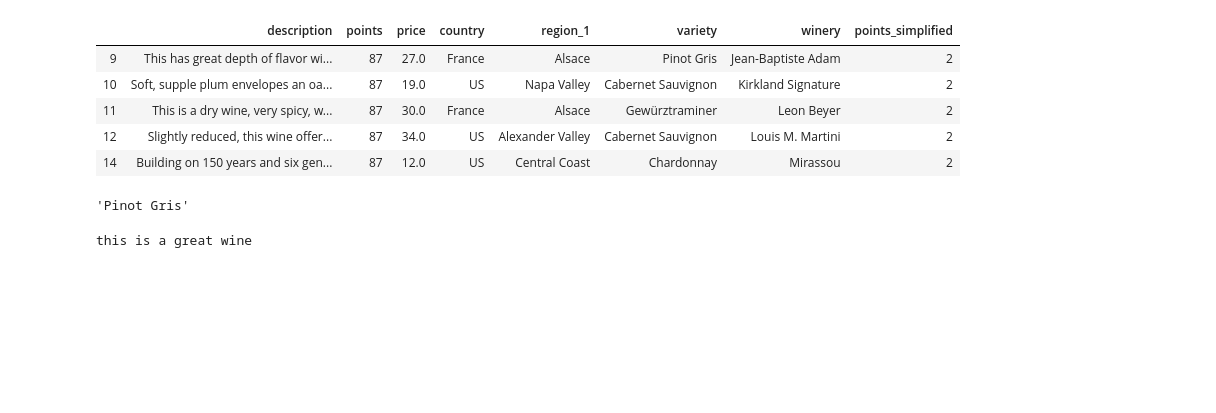
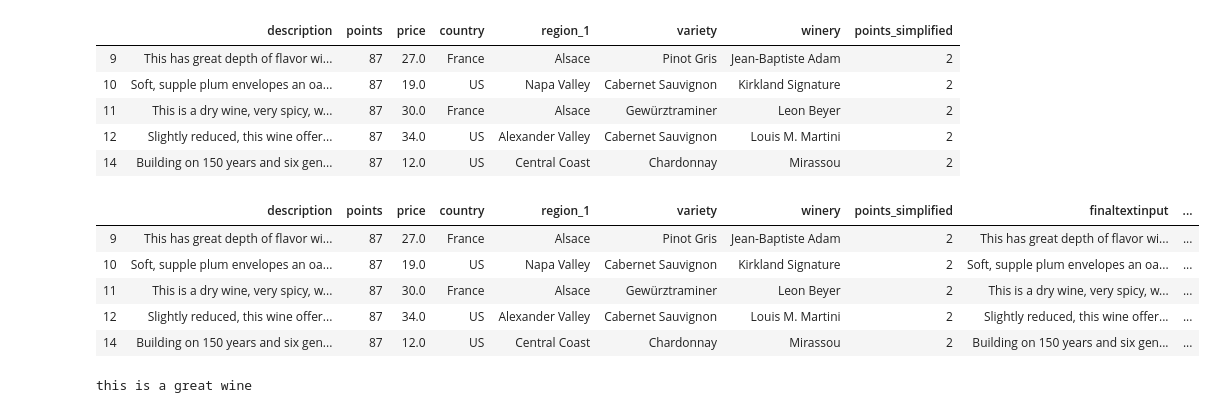
Before and after one commit to Dan-Bruen/WIne-Predictions, a Jupyter notebook: Random forest classifier w predictor-Copy1.ipynb, the cells around one changed output. Cells and saved outputs as stored; diff of their text form; code cells hidden in the pictures; blank space fills up the shorter version.

```diff
--- a/Random forest classifier w predictor-Copy1.ipynb
+++ b/Random forest classifier w predictor-Copy1.ipynb
@@ -94,10 +80,16 @@ df2.head()
 | 14 | Building on 150 years and six gen... | 87 | 12.0 | US | Central Coast | Chardonnay | Mirassou | 2 |
 # %%
 df2['finaltextinput'] = df2['description'] + ' ' + df2['country']
+df2["finaltextinput2"] = df2["description"]+ " " +df2["country"]+ " " +df2["region_1"]+ " " +df2["variety"]+ " " +df2["winery"]
 df2.head()
-df2.iloc[0,5]
+# df2.iloc[0,5]
 # %% [output]
-'Pinot Gris'
+|  | description | points | price | country | region_1 | variety | winery | points_simplified | finaltextinput | ... |
+| 9 | This has great depth of flavor wi... | 87 | 27.0 | France | Alsace | Pinot Gris | Jean-Baptiste Adam | 2 | This has great depth of flavor wi... | ... |
+| 10 | Soft, supple plum envelopes an oa... | 87 | 19.0 | US | Napa Valley | Cabernet Sauvignon | Kirkland Signature | 2 | Soft, supple plum envelopes an oa... | ... |
+| 11 | This is a dry wine, very spicy, w... | 87 | 30.0 | France | Alsace | Gewürztraminer | Leon Beyer | 2 | This is a dry wine, very spicy, w... | ... |
+| 12 | Slightly reduced, this wine offer... | 87 | 34.0 | US | Alexander Valley | Cabernet Sauvignon | Louis M. Martini | 2 | Slightly reduced, this wine offer... | ... |
+| 14 | Building on 150 years and six gen... | 87 | 12.0 | US | Central Coast | Chardonnay | Mirassou | 2 | Building on 150 years and six gen... | ... |
 # %%
 # Convert df2 to a sqlite database for reference
 from sqlalchemy import create_engine
```
Also changed, not shown: parts of 52 cells of this notebook, 4 other files.
